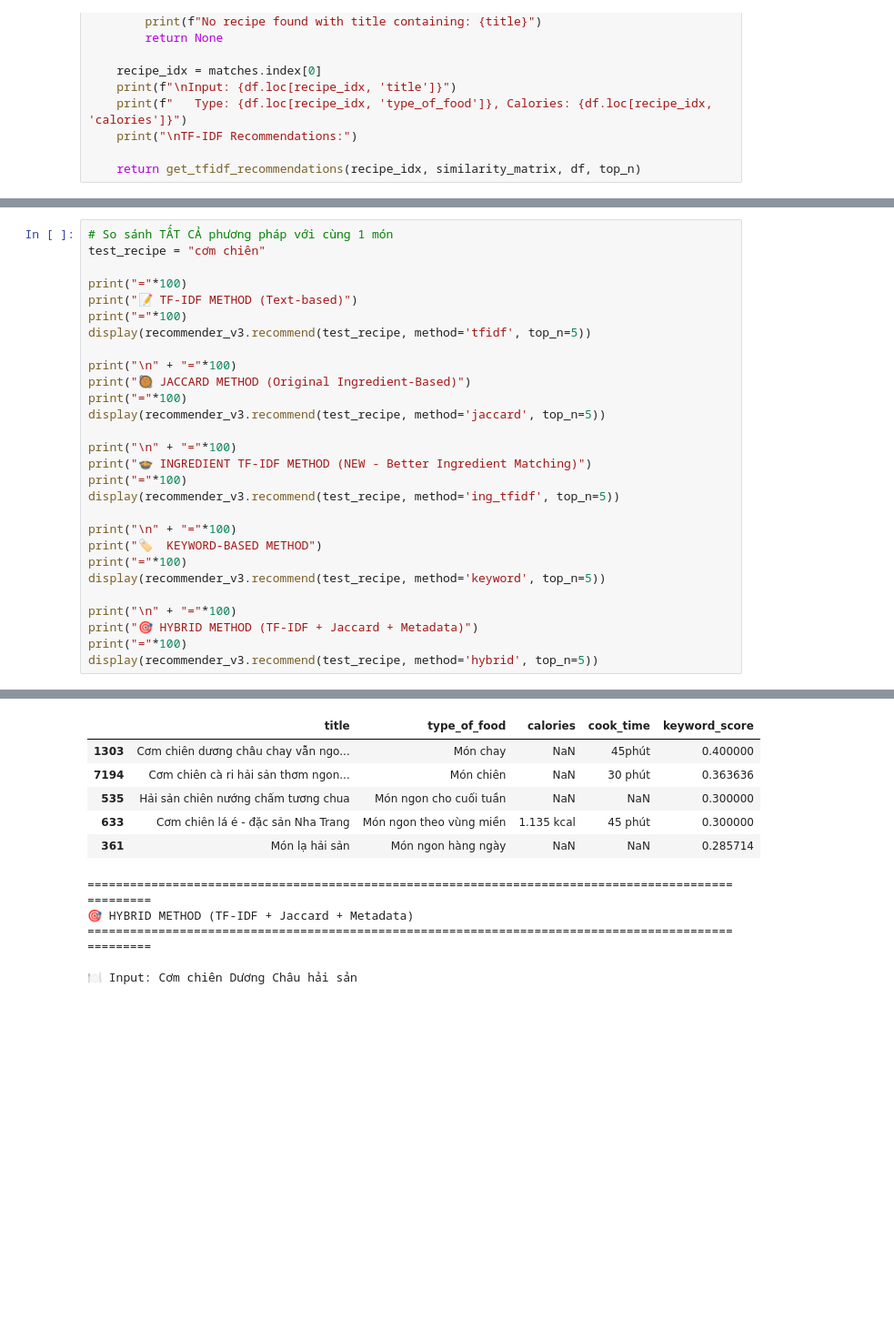
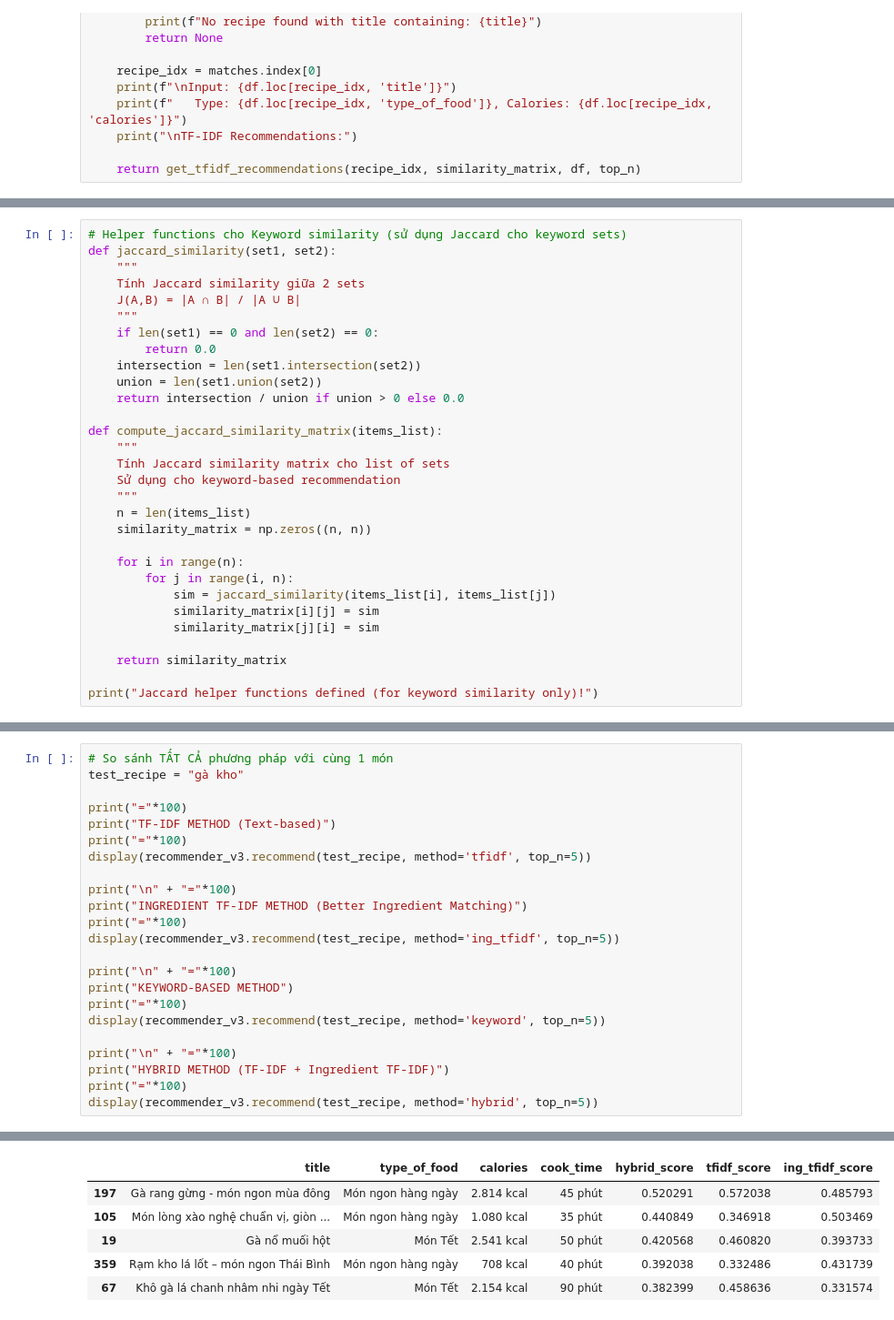
Before and after one commit to TMTien31/DS300-UIT-RecommenderSystem, a Jupyter notebook: Finalproject/notebooks/1_Content_Based.ipynb, the cells around one changed output, grey strips where cells are left out. Shown: that part at 91% size. Cells and saved outputs as stored; diff of their text form; blank space fills up the shorter version.

```diff
--- a/Finalproject/notebooks/1_Content_Based.ipynb
+++ b/Finalproject/notebooks/1_Content_Based.ipynb
@@ -630,3 +470,33 @@ Giả hạnh nhân - món ngon Tết xưa Hà Nội
 
 Chả bì ớt xiêm xanh
    Keywords: {'xanh', 'xiêm', 'chả'}
+# %%
+# Helper functions cho Keyword similarity (sử dụng Jaccard cho keyword sets)
+def jaccard_similarity(set1, set2):
+    """
+    Tính Jaccard similarity giữa 2 sets
+    J(A,B) = |A ∩ B| / |A ∪ B|
+    """
+    if len(set1) == 0 and len(set2) == 0:
+        return 0.0
+    intersection = len(set1.intersection(set2))
+    union = len(set1.union(set2))
+    return intersection / union if union > 0 else 0.0
+
+def compute_jaccard_similarity_matrix(items_list):
+    """
+    Tính Jaccard similarity matrix cho list of sets
+    Sử dụng cho keyword-based recommendation
+    """
+    n = len(items_list)
+    similarity_matrix = np.zeros((n, n))
+
+    for i in range(n):
+        for j in range(i, n):
+            sim = jaccard_similarity(items_list[i], items_list[j])
+            similarity_matrix[i][j] = sim
+            similarity_matrix[j][i] = sim
+
+    return similarity_matrix
+
+print("Jaccard helper functions defined (for keyword similarity only)!")
@@ -841,29 +690,24 @@ All similarity matrices ready!
 # %%
 # So sánh TẤT CẢ phương pháp với cùng 1 món
-test_recipe = "cơm chiên"
+test_recipe = "gà kho"
 
 print("="*100)
-print("📝 TF-IDF METHOD (Text-based)")
+print("TF-IDF METHOD (Text-based)")
 print("="*100)
 display(recommender_v3.recommend(test_recipe, method='tfidf', top_n=5))
 
 print("\n" + "="*100)
-print("🥘 JACCARD METHOD (Original Ingredient-Based)")
-print("="*100)
-display(recommender_v3.recommend(test_recipe, method='jaccard', top_n=5))
-
-print("\n" + "="*100)
-print("🍲 INGREDIENT TF-IDF METHOD (NEW - Better Ingredient Matching)")
+print("INGREDIENT TF-IDF METHOD (Better Ingredient Matching)")
 print("="*100)
 display(recommender_v3.recommend(test_recipe, method='ing_tfidf', top_n=5))
 
 print("\n" + "="*100)
-print("🏷️  KEYWORD-BASED METHOD")
+print("KEYWORD-BASED METHOD")
 print("="*100)
 display(recommender_v3.recommend(test_recipe, method='keyword', top_n=5))
 
 print("\n" + "="*100)
-print("🎯 HYBRID METHOD (TF-IDF + Jaccard + Metadata)")
+print("HYBRID METHOD (TF-IDF + Ingredient TF-IDF)")
 print("="*100)
 display(recommender_v3.recommend(test_recipe, method='hybrid', top_n=5))
 # %% [output]
@@ -908,11 +752,6 @@ display(recommender_v3.recommend(test_recipe, method='hybrid', top_n=5))
-|  | title | type_of_food | calories | cook_time | keyword_score |
-| 1303 | Cơm chiên dương châu chay vẫn ngo... | Món chay | NaN | 45phút | 0.400000 |
-| 7194 | Cơm chiên cà ri hải sản thơm ngon... | Món chiên | NaN | 30 phút | 0.363636 |
-| 535 | Hải sản chiên nướng chấm tương chua | Món ngon cho cuối tuần | NaN | NaN | 0.300000 |
-| 633 | Cơm chiên lá é - đặc sản Nha Trang | Món ngon theo vùng miền | 1.135 kcal | 45 phút | 0.300000 |
-| 361 | Món lạ hải sản | Món ngon hàng ngày | NaN | NaN | 0.285714 |
+|  | title | type_of_food | calories | cook_time | hybrid_score | tfidf_score | ing_tfidf_score |
+| 197 | Gà rang gừng - món ngon mùa đông | Món ngon hàng ngày | 2.814 kcal | 45 phút | 0.520291 | 0.572038 | 0.485793 |
+| 105 | Món lòng xào nghệ chuẩn vị, giòn ... | Món ngon hàng ngày | 1.080 kcal | 35 phút | 0.440849 | 0.346918 | 0.503469 |
+| 19 | Gà nổ muối hột | Món Tết | 2.541 kcal | 50 phút | 0.420568 | 0.460820 | 0.393733 |
+| 359 | Rạm kho lá lốt – món ngon Thái Bình | Món ngon hàng ngày | 708 kcal | 40 phút | 0.392038 | 0.332486 | 0.431739 |
+| 67 | Khô gà lá chanh nhâm nhi ngày Tết | Món Tết | 2.154 kcal | 90 phút | 0.382399 | 0.458636 | 0.331574 |
-====================================================================================================
-🎯 HYBRID METHOD (TF-IDF + Jaccard + Metadata)
-====================================================================================================
-
-🍽️ Input: Cơm chiên Dương Châu hải sản
```
Also changed, not shown: parts of 45 cells of this notebook, 5 other files.
